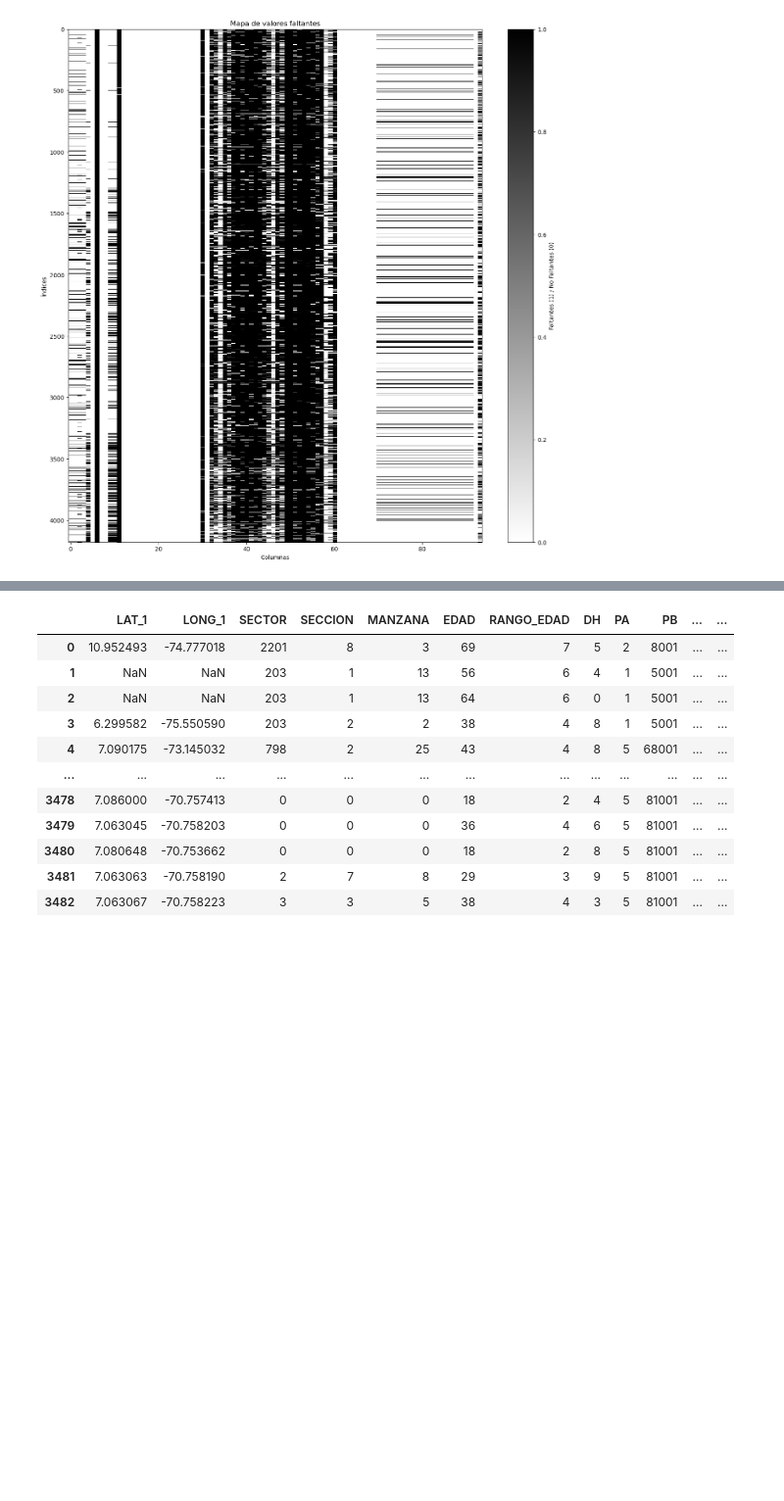
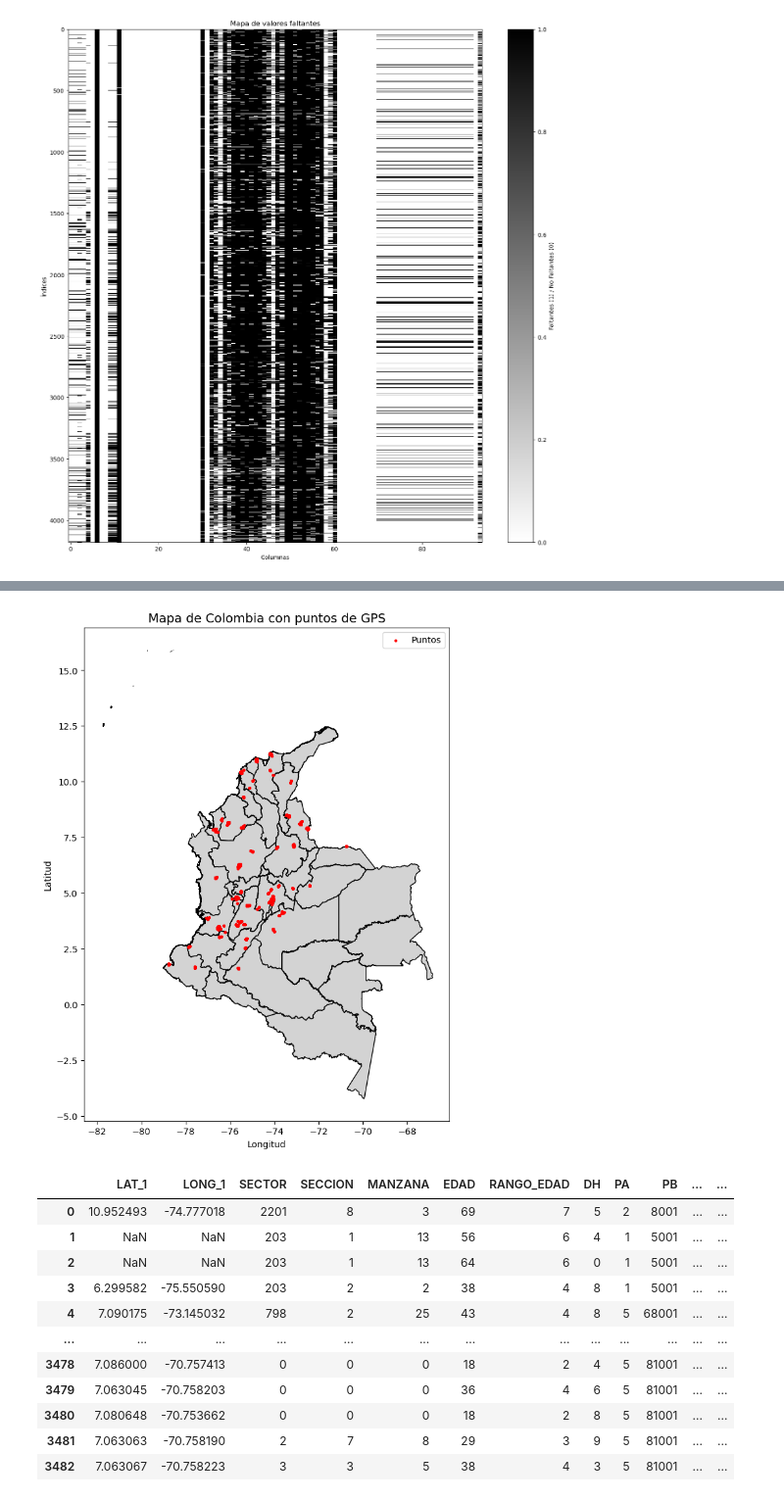
Before and after one commit to Contrerasjosed1/Gerencia_de_proyectos, a Jupyter notebook: ETL_data_CNC.ipynb, the cells around one changed output, grey strips where cells are left out. Shown at 98% size. Saved outputs shown, nothing was run; the diff lists cells and outputs as text; code cells hidden in the pictures; blank space fills up the shorter version.

Commit message:
Mapas

```diff
--- a/ETL_data_CNC.ipynb
+++ b/ETL_data_CNC.ipynb
@@ -137,3 +137,6 @@ plt.title("Mapa de valores faltantes")
 plt.show()
 # %% [output]
 [figure]
+# %%
+# Corregir la longitud si está positiva
+df2023_Col_sel['GPSLONG'] = df2023_Col_sel['GPSLONG'].apply(lambda x: x * -1 if x > 0 else x)
@@ -140,3 +149,36 @@ plt.show()
+# %%
+import geopandas as gpd
+import matplotlib.pyplot as plt
+
+# Cargar shapefile de Colombia (puedes reemplazar la ruta si tienes el archivo localmente)
+shapefile_url = "Geografia Colombia/gadm41_COL_shp/gadm41_COL_1.shp"
+colombia_map = gpd.read_file(shapefile_url)
+
+# Crear un GeoDataFrame para los puntos del DataFrame `df2023_Col_sel`
+from geopandas import GeoDataFrame
+from shapely.geometry import Point
+
+# Crear geometrías de puntos a partir de las columnas GPSLONG y GPSLAT
+geometry = [Point(xy) for xy in zip(df2023_Col_sel['GPSLONG'], df2023_Col_sel['GPSLAT'])]
+points_gdf = GeoDataFrame(df2023_Col_sel, geometry=geometry, crs="EPSG:4326")  # CRS: WGS84
+
+# Graficar el mapa
+fig, ax = plt.subplots(figsize=(10, 10))
+
+# Dibujar el mapa de Colombia
+colombia_map.plot(ax=ax, color='lightgrey', edgecolor='black')
+
+# Dibujar los puntos
+points_gdf.plot(ax=ax, markersize=5, color='red', label='Puntos')
+
+# Configurar el gráfico
+plt.title("Mapa de Colombia con puntos de GPS", fontsize=14)
+plt.legend()
+plt.xlabel("Longitud")
+plt.ylabel("Latitud")
+plt.show()
+# %% [output]
+[figure, added]
 # %%
 selected_columns_2018 = [
     'LAT_1', 'LONG_1', 'SECTOR', 'SECCION', 'MANZANA',  # Geográficas
```
Also changed, not shown: parts of 3 cells of this notebook.
